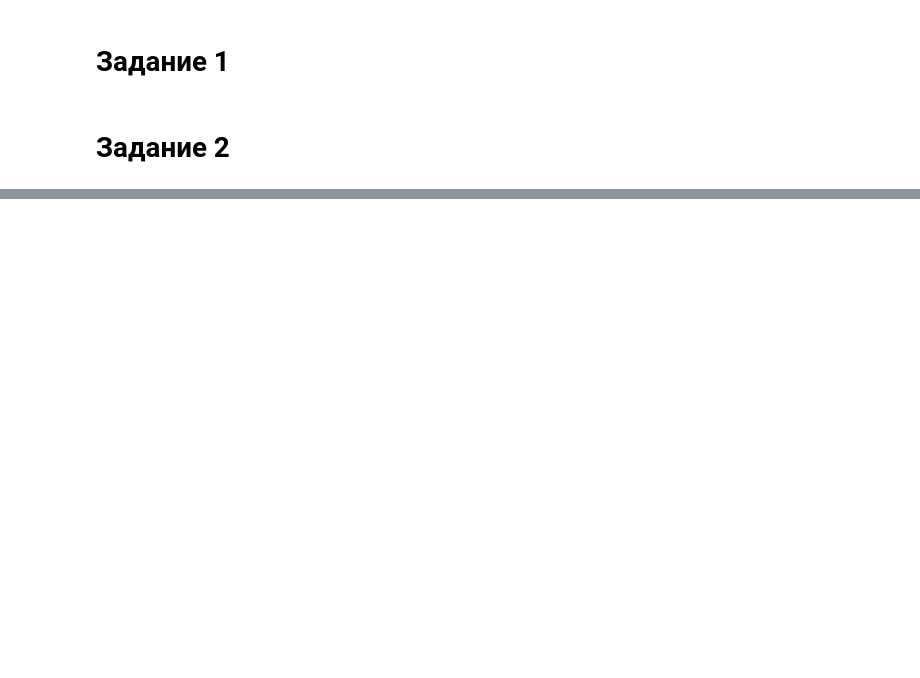
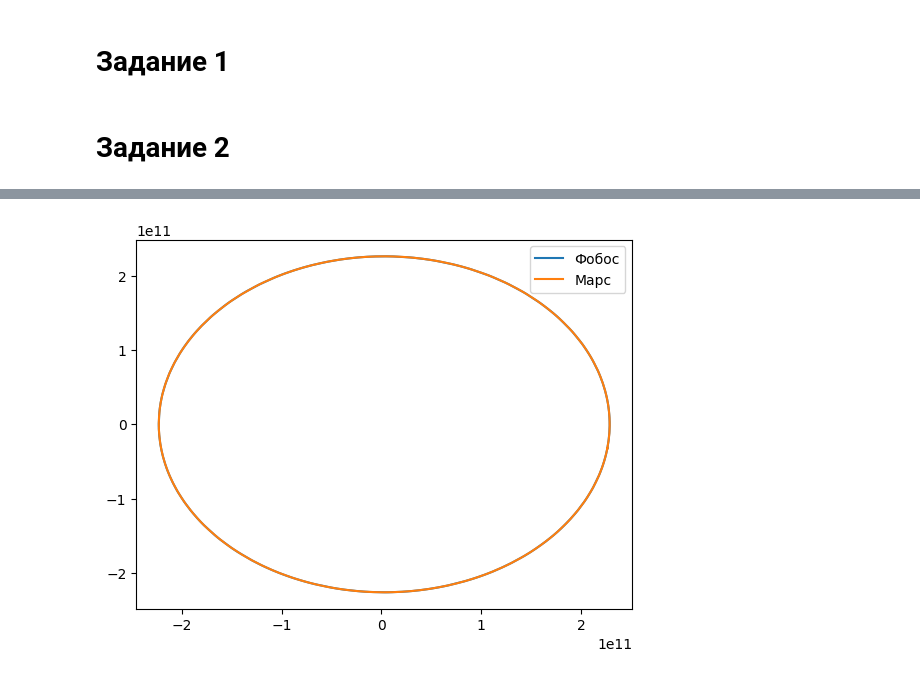
Before and after one commit to Mis-prog/matmod-7sem, a Jupyter notebook: labs/lab1/misha/report/draw.ipynb, the cells around one changed output, grey strips where cells are left out. Cells and saved outputs as stored; diff of their text form; code cells hidden in the pictures; blank space fills up the shorter version.

```diff
--- a/labs/lab1/misha/report/draw.ipynb
+++ b/labs/lab1/misha/report/draw.ipynb
@@ -58,0 +69,12 @@ plt.legend()
+# %%
+def thousandth_branch_drawe():
+    spytnik = pd.read_csv('../res_task1/path_spytnik_3.csv', sep=' ')
+    planeta = pd.read_csv('../res_task1/path_planeta_3.csv',sep=' ')
+    plt.plot(spytnik.x, spytnik.y, label='Фобос')
+    plt.plot(planeta.x, planeta.y, label='Марс')
+    plt.legend()
+    plt.show()
+# %%
+thousandth_branch_drawe()
+# %% [output]
+[figure, added]
```
Also changed, not shown: parts of 7 cells of this notebook, 4 other files.
